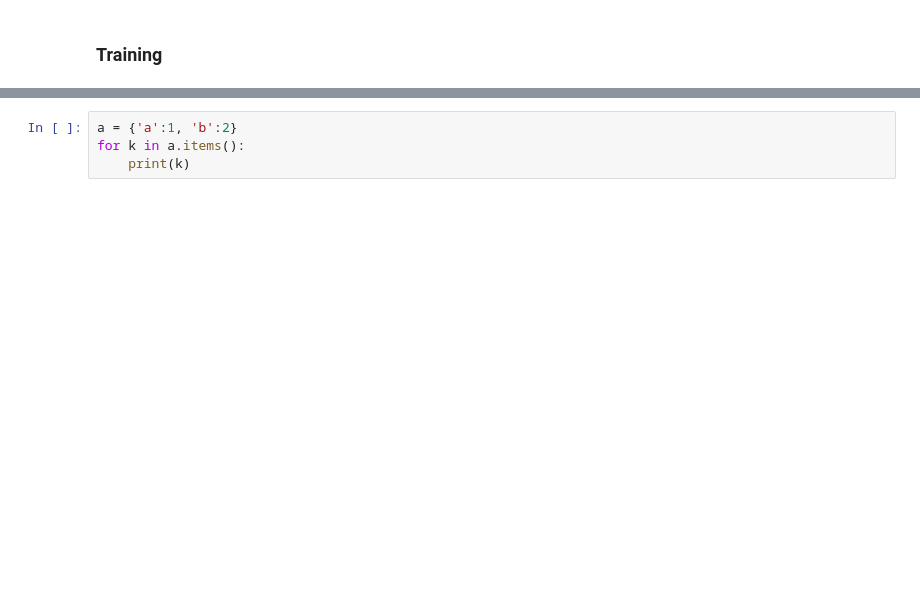
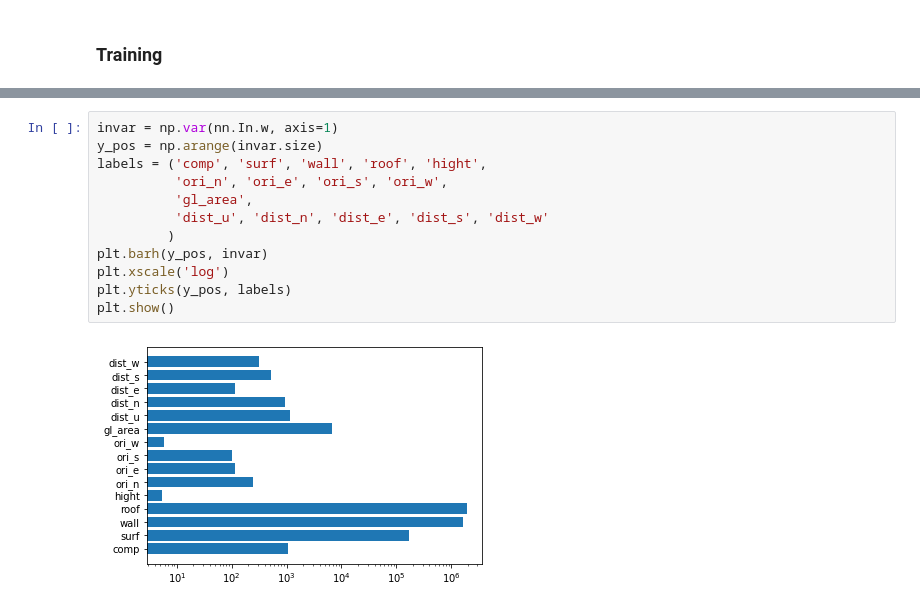
Before and after one commit to bugerry87/fcnn_scratch, a Jupyter notebook: NeuralNetwork.ipynb, the cells around one changed output, grey strips where cells are left out. Saved outputs shown, nothing was run; the diff lists cells and outputs as text; blank space fills up the shorter version.

```diff
--- a/NeuralNetwork.ipynb
+++ b/NeuralNetwork.ipynb
@@ -491,4 +459,14 @@ plt.show()
-# %%
-a = {'a':1, 'b':2}
-for k in a.items():
-    print(k)
+# %%
+invar = np.var(nn.In.w, axis=1)
+y_pos = np.arange(invar.size)
+labels = ('comp', 'surf', 'wall', 'roof', 'hight',
+          'ori_n', 'ori_e', 'ori_s', 'ori_w',
+          'gl_area',
+          'dist_u', 'dist_n', 'dist_e', 'dist_s', 'dist_w'
+         )
+plt.barh(y_pos, invar)
+plt.xscale('log')
+plt.yticks(y_pos, labels)
+plt.show()
+# %% [output]
+[figure, added]
```
Also changed, not shown: parts of 9 cells of this notebook.
